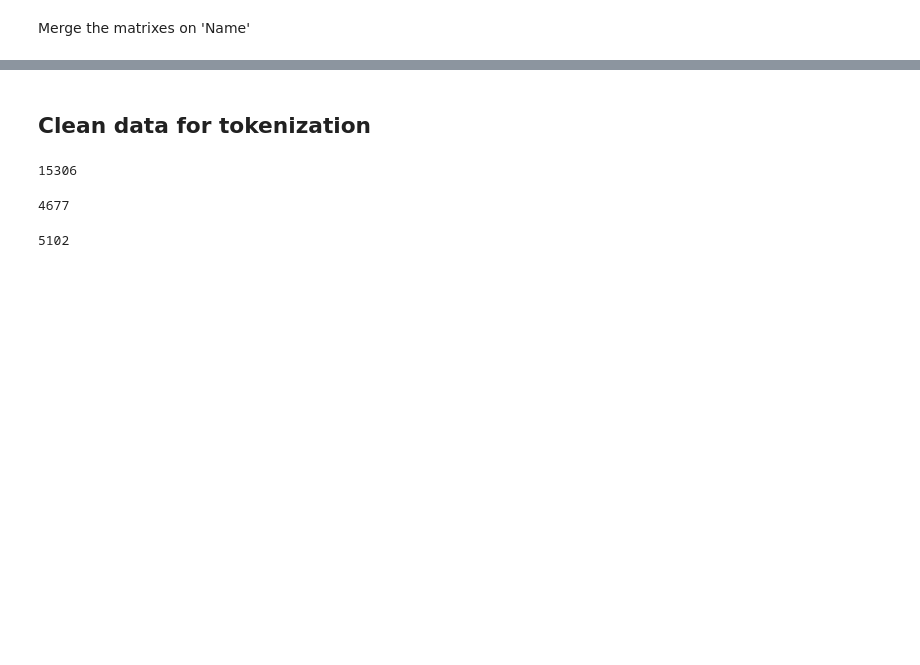
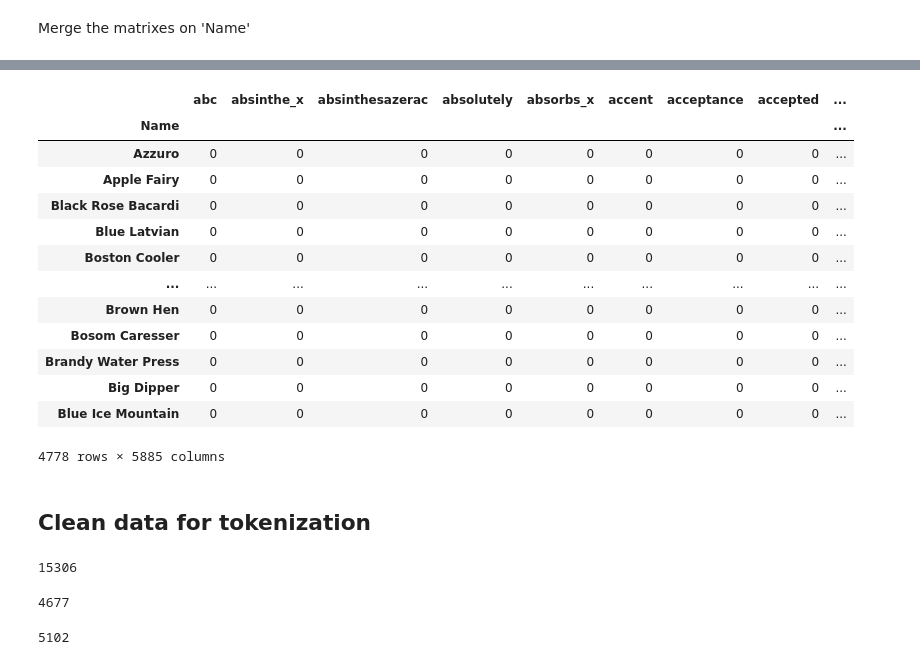
Before and after one commit to Lucien-Stephane-Ld/certification-project-DAFT410, a Jupyter notebook: ml_model_1.ipynb, the cells around one changed output, grey strips where cells are left out. Saved outputs shown, nothing was run; the diff lists cells and outputs as text; code cells hidden in the pictures; blank space fills up the shorter version.

```diff
--- a/ml_model_1.ipynb
+++ b/ml_model_1.ipynb
@@ -185,3 +266,22 @@ Merge the matrixes on 'Name'
+# %%
+df_merged.drop_duplicates(inplace=True)
+# %%
+df_merged
+# %% [output]
+|  | abc | absinthe_x | absinthesazerac | absolutely | absorbs_x | accent | acceptance | accepted | ... |
+| Name |  |  |  |  |  |  |  |  | ... |
+| Azzuro | 0 | 0 | 0 | 0 | 0 | 0 | 0 | 0 | ... |
+| Apple Fairy | 0 | 0 | 0 | 0 | 0 | 0 | 0 | 0 | ... |
+| Black Rose Bacardi | 0 | 0 | 0 | 0 | 0 | 0 | 0 | 0 | ... |
+| Blue Latvian | 0 | 0 | 0 | 0 | 0 | 0 | 0 | 0 | ... |
+| Boston Cooler | 0 | 0 | 0 | 0 | 0 | 0 | 0 | 0 | ... |
+| ... | ... | ... | ... | ... | ... | ... | ... | ... | ... |
+| Brown Hen | 0 | 0 | 0 | 0 | 0 | 0 | 0 | 0 | ... |
+| Bosom Caresser | 0 | 0 | 0 | 0 | 0 | 0 | 0 | 0 | ... |
+| Brandy Water Press | 0 | 0 | 0 | 0 | 0 | 0 | 0 | 0 | ... |
+| Big Dipper | 0 | 0 | 0 | 0 | 0 | 0 | 0 | 0 | ... |
+| Blue Ice Mountain | 0 | 0 | 0 | 0 | 0 | 0 | 0 | 0 | ... |
+4778 rows × 5885 columns
 # %% [markdown]
 ## Clean data for tokenization
 # %%
```
Also changed, not shown: parts of 15 cells of this notebook.
